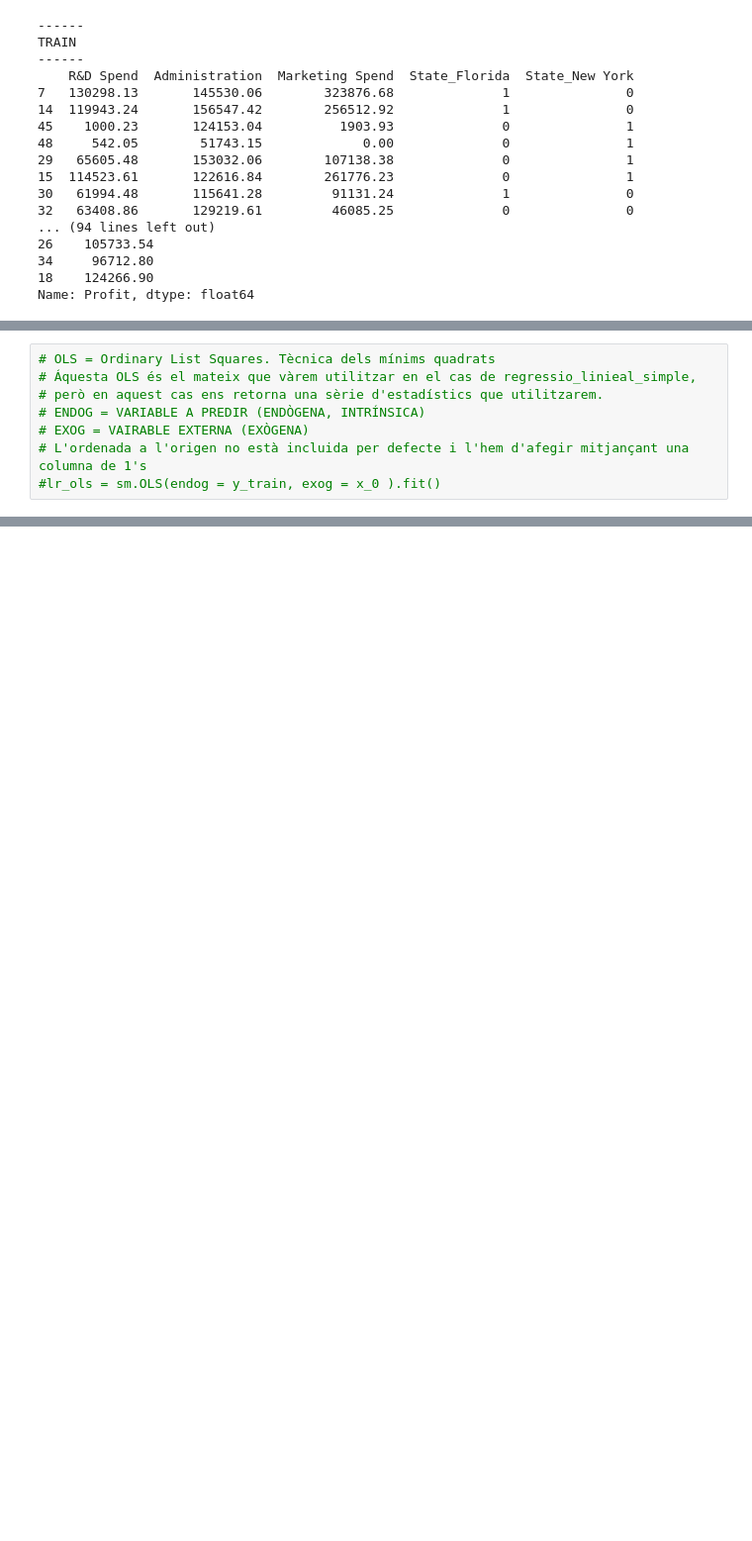
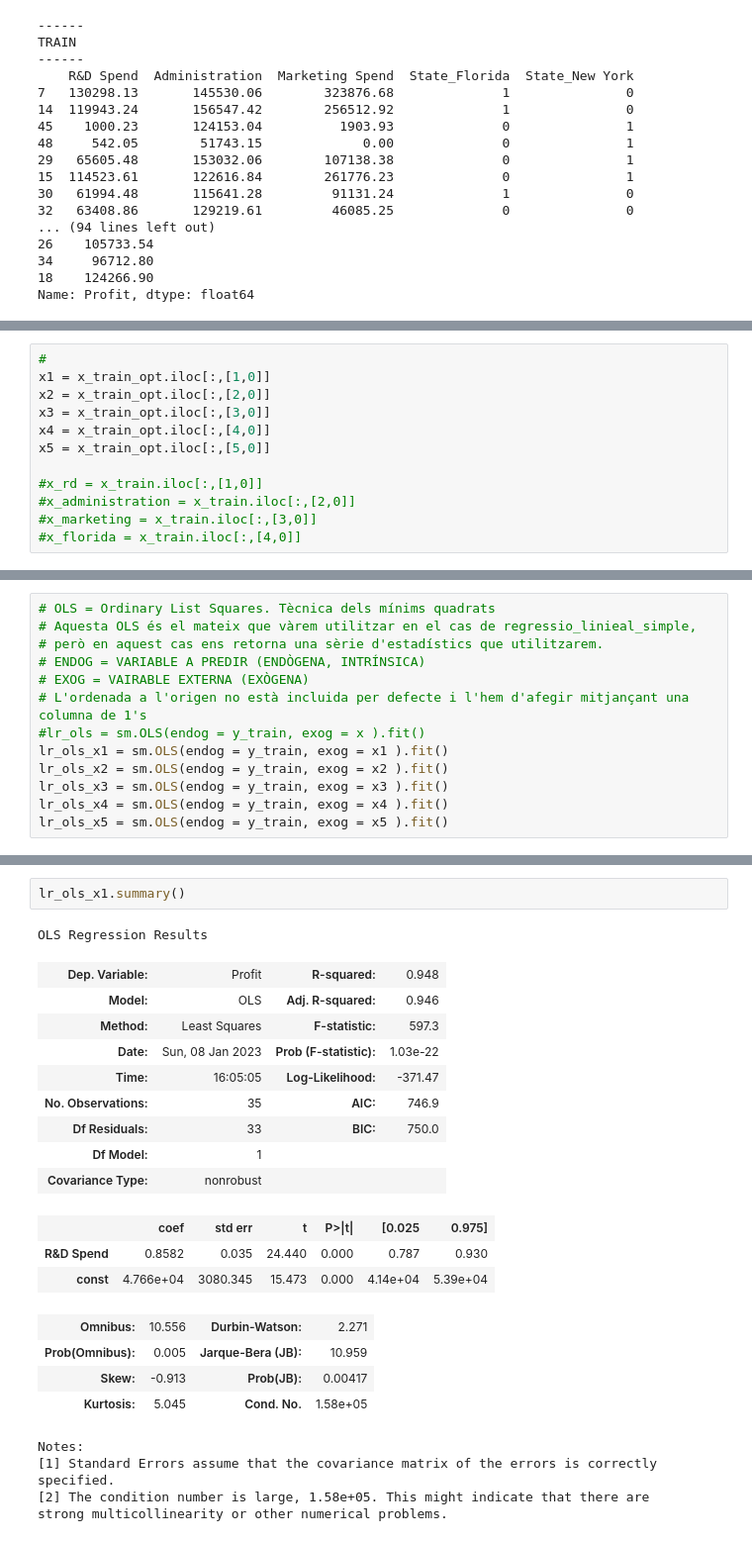
Before and after one commit to robertventura/sistemes-aprenentatge-automatic, a Jupyter notebook: 02_models_supervisats/021_regressio_lineal_multiple_fordward.ipynb, the cells around one changed output, grey strips where cells are left out. Shown at 99% size. Saved outputs shown, nothing was run; the diff lists cells and outputs as text; blank space fills up the shorter version.

```diff
--- a/02_models_supervisats/021_regressio_lineal_multiple_fordward.ipynb
+++ b/02_models_supervisats/021_regressio_lineal_multiple_fordward.ipynb
@@ -147,0 +139,12 @@ SL = 0.05
+# %%
+#
+x1 = x_train_opt.iloc[:,[1,0]]
+x2 = x_train_opt.iloc[:,[2,0]]
+x3 = x_train_opt.iloc[:,[3,0]]
+x4 = x_train_opt.iloc[:,[4,0]]
+x5 = x_train_opt.iloc[:,[5,0]]
+
+#x_rd = x_train.iloc[:,[1,0]]
+#x_administration = x_train.iloc[:,[2,0]]
+#x_marketing = x_train.iloc[:,[3,0]]
+#x_florida = x_train.iloc[:,[4,0]]
@@ -148,8 +160,13 @@ SL = 0.05
 # %%
 # OLS = Ordinary List Squares. Tècnica dels mínims quadrats
-# Áquesta OLS és el mateix que vàrem utilitzar en el cas de regressio_linieal_simple,
+# Aquesta OLS és el mateix que vàrem utilitzar en el cas de regressio_linieal_simple,
 # però en aquest cas ens retorna una sèrie d'estadístics que utilitzarem.
 # ENDOG = VARIABLE A PREDIR (ENDÒGENA, INTRÍNSICA)
 # EXOG = VAIRABLE EXTERNA (EXÒGENA)
 # L'ordenada a l'origen no està incluida per defecte i l'hem d'afegir mitjançant una columna de 1's
-#lr_ols = sm.OLS(endog = y_train, exog = x_0 ).fit()
+#lr_ols = sm.OLS(endog = y_train, exog = x ).fit()
+lr_ols_x1 = sm.OLS(endog = y_train, exog = x1 ).fit()
+lr_ols_x2 = sm.OLS(endog = y_train, exog = x2 ).fit()
+lr_ols_x3 = sm.OLS(endog = y_train, exog = x3 ).fit()
+lr_ols_x4 = sm.OLS(endog = y_train, exog = x4 ).fit()
+lr_ols_x5 = sm.OLS(endog = y_train, exog = x5 ).fit()
@@ -155,0 +175,24 @@ SL = 0.05
+# %%
+lr_ols_x1.summary()
+# %% [output]
+OLS Regression Results
+| Dep. Variable: | Profit | R-squared: | 0.948 |
+| Model: | OLS | Adj. R-squared: | 0.946 |
+| Method: | Least Squares | F-statistic: | 597.3 |
+| Date: | Sun, 08 Jan 2023 | Prob (F-statistic): | 1.03e-22 |
+| Time: | 16:05:05 | Log-Likelihood: | -371.47 |
+| No. Observations: | 35 | AIC: | 746.9 |
+| Df Residuals: | 33 | BIC: | 750.0 |
+| Df Model: | 1 |  |  |
+| Covariance Type: | nonrobust |  |  |
+|  | coef | std err | t | P>|t| | [0.025 | 0.975] |
+| R&D Spend | 0.8582 | 0.035 | 24.440 | 0.000 | 0.787 | 0.930 |
+| const | 4.766e+04 | 3080.345 | 15.473 | 0.000 | 4.14e+04 | 5.39e+04 |
+| Omnibus: | 10.556 | Durbin-Watson: | 2.271 |
+| Prob(Omnibus): | 0.005 | Jarque-Bera (JB): | 10.959 |
+| Skew: | -0.913 | Prob(JB): | 0.00417 |
+| Kurtosis: | 5.045 | Cond. No. | 1.58e+05 |
+Notes:
+[1] Standard Errors assume that the covariance matrix of the errors is correctly specified.
+[2] The condition number is large, 1.58e+05. This might indicate that there are
+strong multicollinearity or other numerical problems.
```
Also changed, not shown: parts of 29 cells of this notebook.
